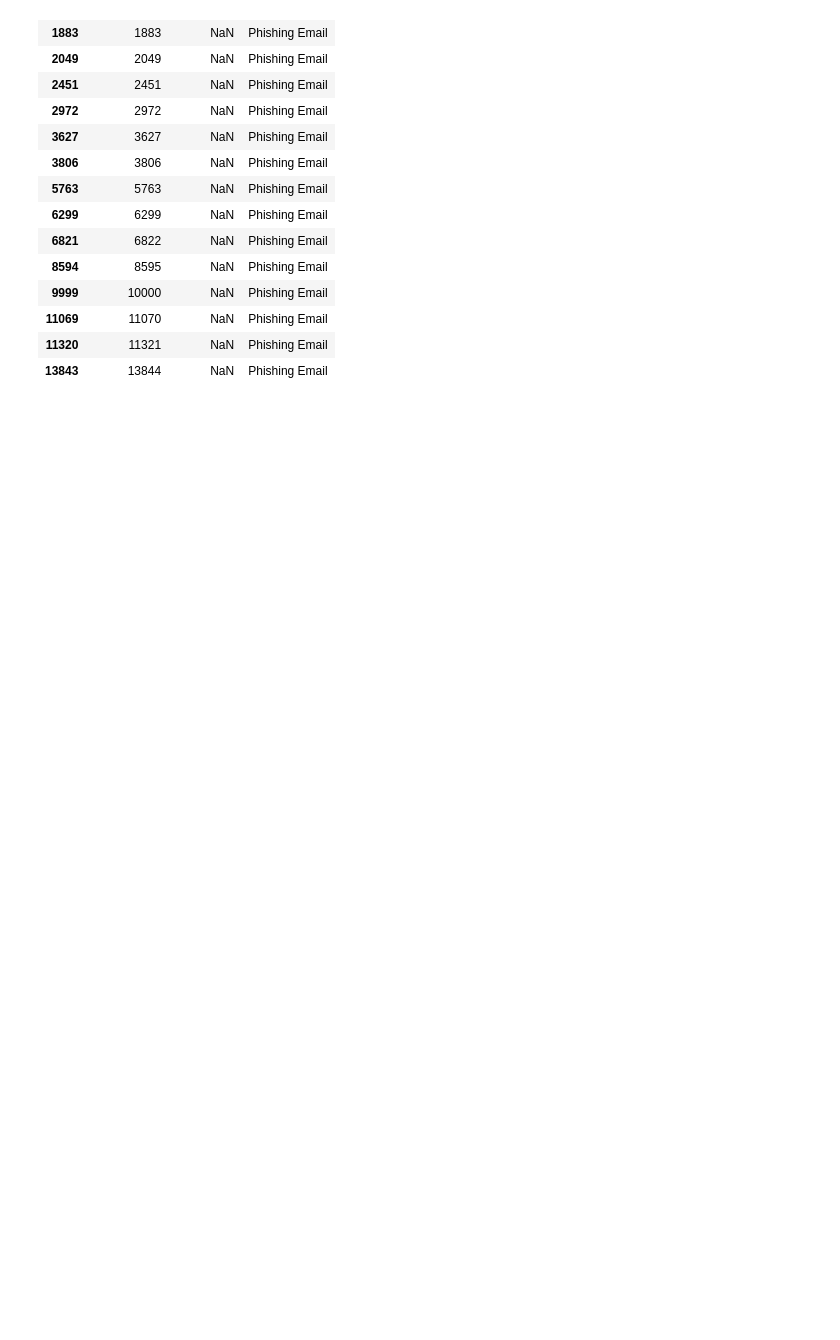
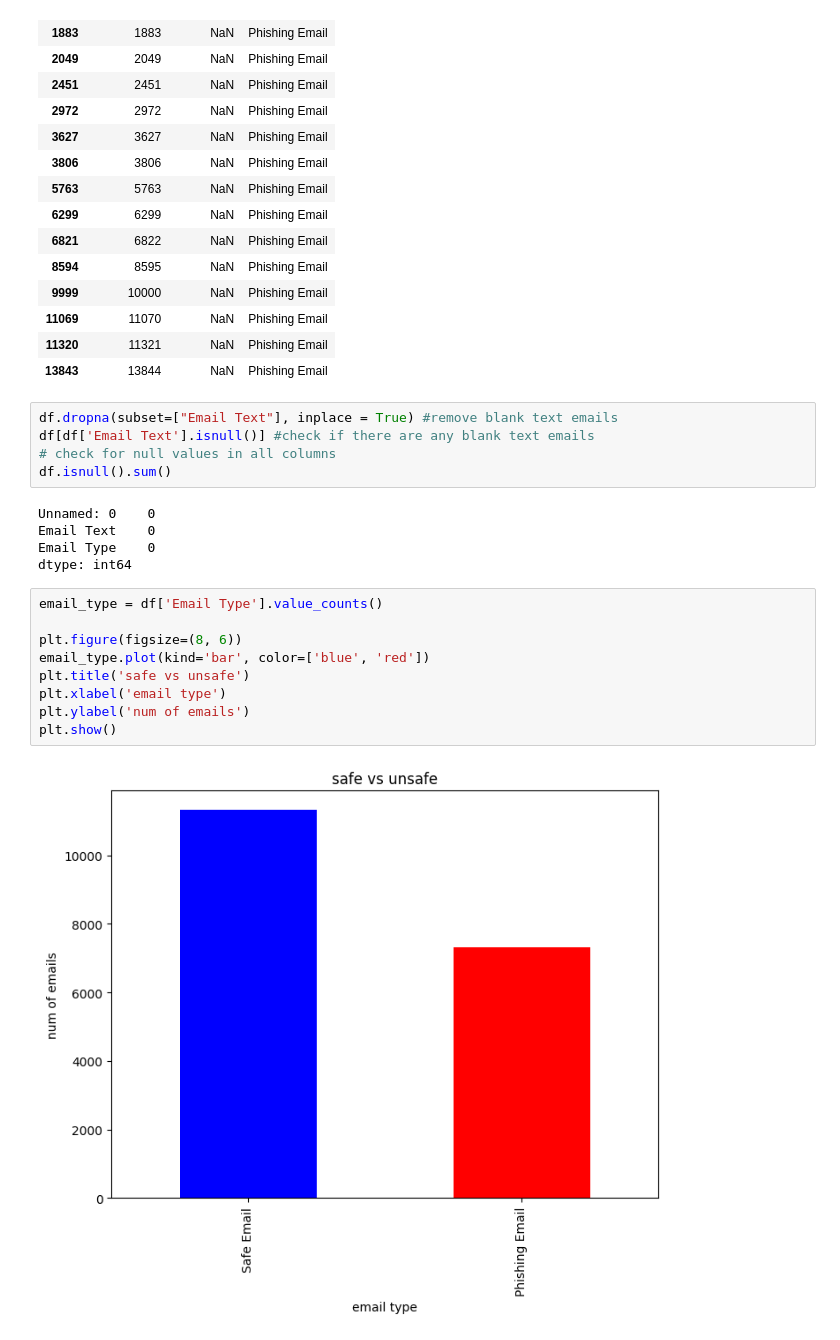
Before and after one commit to Zenon-Nowakowski/Phishing-email-detection-AI, a Jupyter notebook: main.ipynb, the cells around one changed output. Drawn from its saved outputs; the diff is of its cells as text; blank space fills up the shorter version.

```diff
--- a/main.ipynb
+++ b/main.ipynb
@@ -73,3 +78,24 @@ df[df['Email Text'].isnull()]
 | 11069 | 11070 | NaN | Phishing Email |
 | 11320 | 11321 | NaN | Phishing Email |
 | 13843 | 13844 | NaN | Phishing Email |
+# %%
+df.dropna(subset=["Email Text"], inplace = True) #remove blank text emails
+df[df['Email Text'].isnull()] #check if there are any blank text emails
+# check for null values in all columns
+df.isnull().sum()
+# %% [output]
+Unnamed: 0    0
+Email Text    0
+Email Type    0
+dtype: int64
+# %%
+email_type = df['Email Type'].value_counts()
+
+plt.figure(figsize=(8, 6))
+email_type.plot(kind='bar', color=['blue', 'red'])
+plt.title('safe vs unsafe')
+plt.xlabel('email type')
+plt.ylabel('num of emails')
+plt.show()
+# %% [output]
+[figure, added]
```
Also changed, not shown: parts of 7 cells of this notebook, 1 other file.
